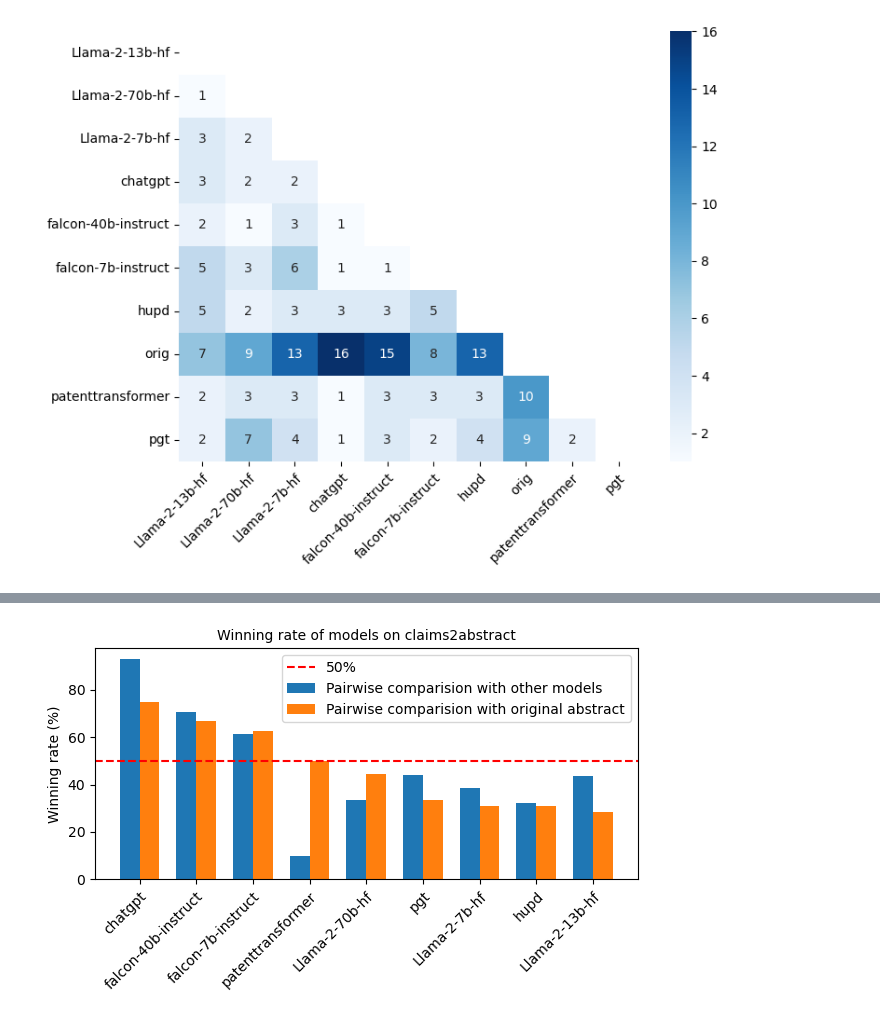
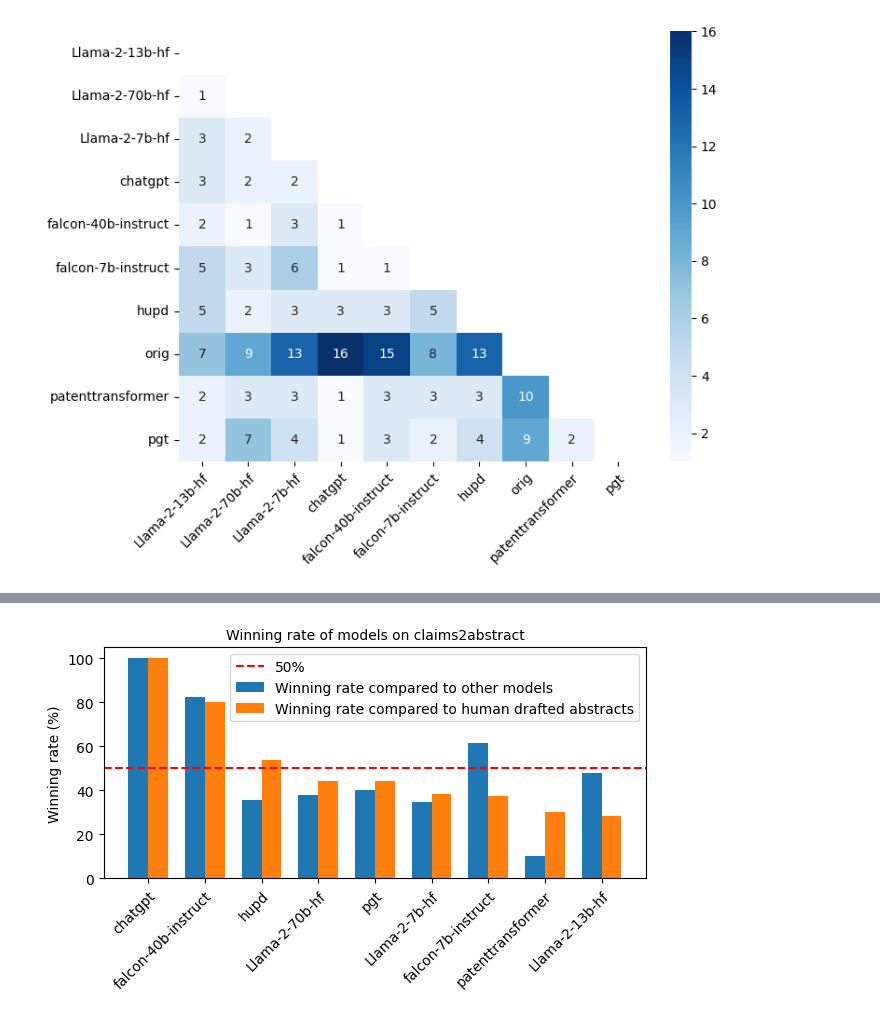
Before and after one commit to ZoeYou/PatentEval, a Jupyter notebook: human_eval/analysis_c2a.ipynb, the cells around one changed output, grey strips where cells are left out. Saved outputs shown, nothing was run; the diff lists cells and outputs as text; code cells hidden in the pictures.

```diff
--- a/human_eval/analysis_c2a.ipynb
+++ b/human_eval/analysis_c2a.ipynb
@@ -360,34 +297,42 @@ plt.savefig('./figures/c2a_error_polar', dpi=300)
 # %%
 # visualize bar plots of choices_with_models (blue) and choices_with_orig (orange) for each model next to each other
 import matplotlib.pyplot as plt
 import numpy as np
 
-# Combine the two datasets into a single dataset for sorting
-combined_data = sorted(zip(choices_with_models, choices_with_orig), key=lambda x: x[1][1], reverse=True)
-choices_with_models_sorted, choices_with_orig_sorted = zip(*combined_data)
 
 # fix size of the plot
 plt.figure(figsize=(7, 3))  # Adjust the figure size as needed
 
-model_names, freqs_models = zip(*choices_with_models_sorted)
-model_names, freqs_orig = zip(*choices_with_orig_sorted)
+# sort the model names by the percentage of winning rate
+compared_to_human = {k:v for k,v in sorted(compared_to_human.items(), key=lambda x: x[1]["win"] / (x[1]["win"] + x[1]["lose"]), reverse=True) if k!="orig"}
+# sort the model names by the percentage of winning rate in compared_to_humans
+compared_to_models = {model: compared_to_models[model] for model, _ in compared_to_human.items() if model != "orig"}
+
+
+model_names1, freqs_models = compared_to_models.keys(), compared_to_models.values()
+model_names2, freqs_orig = compared_to_human.keys(), compared_to_human.values()
+
+assert model_names1 == model_names2
+freqs_models = [l["win"] / (l["win"] + l["lose"]) * 100 for l in freqs_models]
+freqs_orig = [l["win"] / (l["win"] + l["lose"]) * 100 for l in freqs_orig]
+
 
 width = 0.35  # Width of the bars
-bar_positions_models = np.arange(len(model_names))
+bar_positions_models = np.arange(len(model_names1))
 bar_positions_orig = bar_positions_models + width  # Shift the positions for the second set of bars
 
-plt.bar(bar_positions_models, freqs_models, width=width, label="Pairwise comparision with other models")
-plt.bar(bar_positions_orig, freqs_orig, width=width, label="Pairwise comparision with original abstract")
+plt.bar(bar_positions_models, freqs_models, width=width, label="Winning rate compared to other models")
+plt.bar(bar_positions_orig, freqs_orig, width=width, label="Winning rate compared to human drafted abstracts")
 
 # add red line to 50% for reference
 plt.axhline(y=50, color='r', linestyle='--', label="50%")
 
 
-plt.xticks(bar_positions_models + width / 2, model_names, rotation=45, ha="right", rotation_mode='anchor')
+plt.xticks(bar_positions_models + width / 2, model_names1, rotation=45, ha="right", rotation_mode='anchor')
 plt.ylabel("Winning rate (%)")
 plt.title("Winning rate of models on claims2abstract", fontsize=10)
 plt.legend()
 
-plt.savefig('./figures/c2a_choices_ratio', dpi=300)
+plt.savefig('./figures/c2a_win_percent', dpi=300)
 # %% [output]
-[figure, old version]
+[figure, new version]
```
Also changed, not shown: parts of 7 cells of this notebook, 7 other files.
